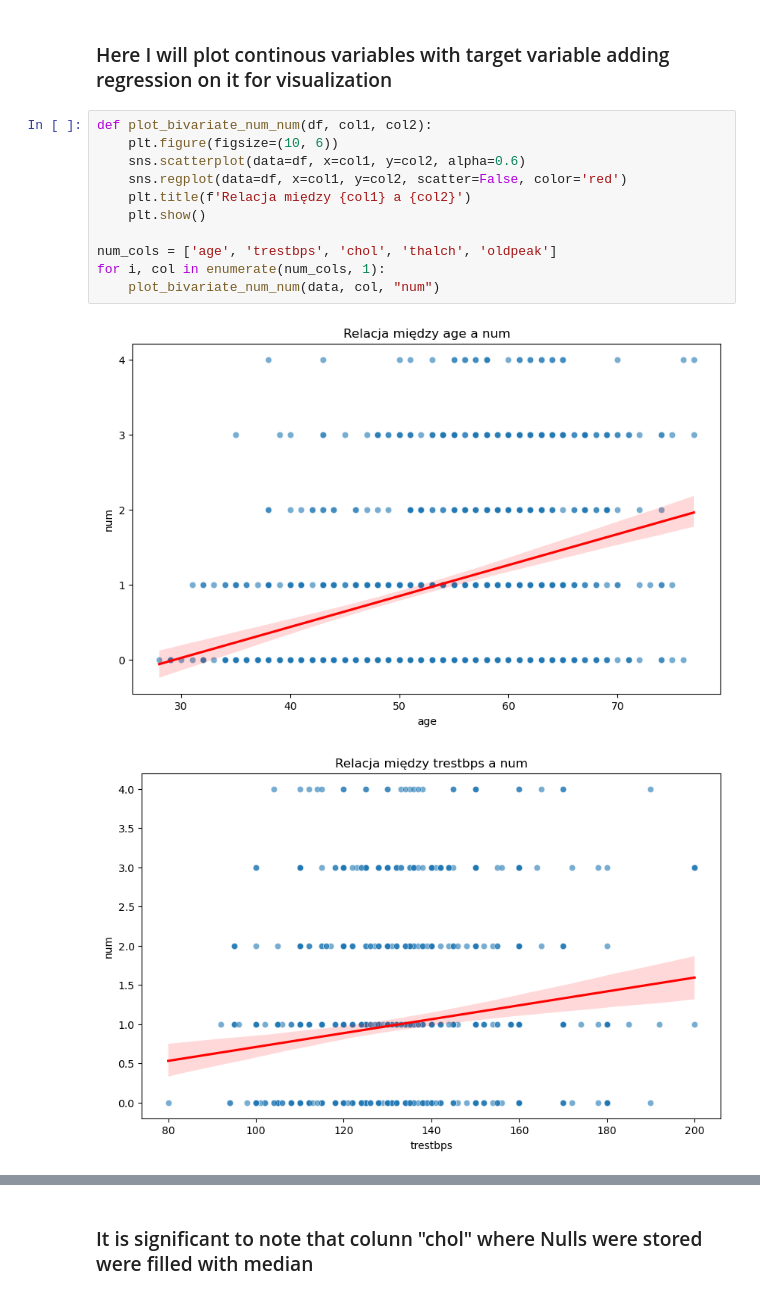
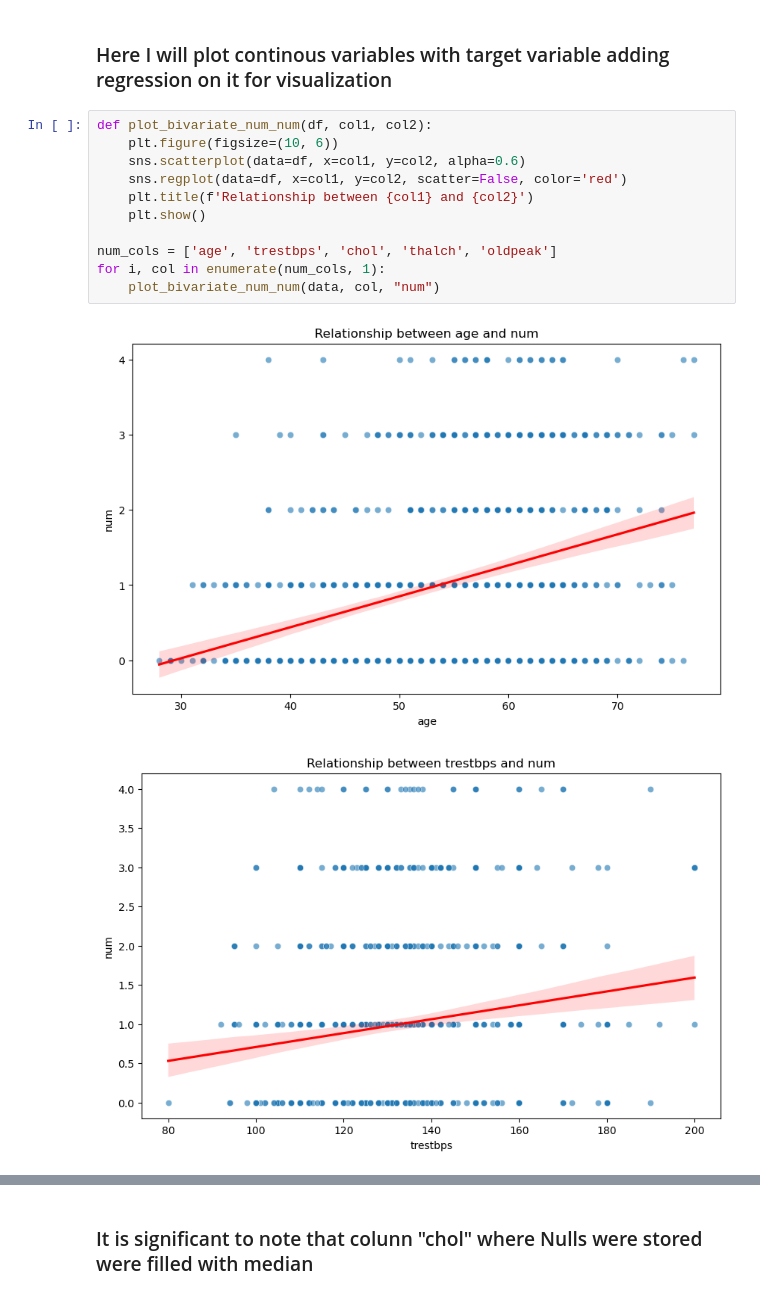
Before and after one commit to MichalPytlarz/ML-ISLP, a Jupyter notebook: Main_Project/data_analysis.ipynb, the cells around one changed output, grey strips where cells are left out. Saved outputs shown, nothing was run; the diff lists cells and outputs as text.

```diff
--- a/Main_Project/data_analysis.ipynb
+++ b/Main_Project/data_analysis.ipynb
@@ -201,14 +202,14 @@ plt.show()
 # %%
 def plot_bivariate_num_num(df, col1, col2):
     plt.figure(figsize=(10, 6))
     sns.scatterplot(data=df, x=col1, y=col2, alpha=0.6)
     sns.regplot(data=df, x=col1, y=col2, scatter=False, color='red')
-    plt.title(f'Relacja między {col1} a {col2}')
+    plt.title(f'Relationship between {col1} and {col2}')
     plt.show()
 
 num_cols = ['age', 'trestbps', 'chol', 'thalch', 'oldpeak']
 for i, col in enumerate(num_cols, 1):
     plot_bivariate_num_num(data, col, "num")
 # %% [output]
-[figure, old version]
+[figure, new version]
-[figure, old version]
+[figure, new version]
```
Also changed, not shown: parts of 14 cells of this notebook, 2 other files.
